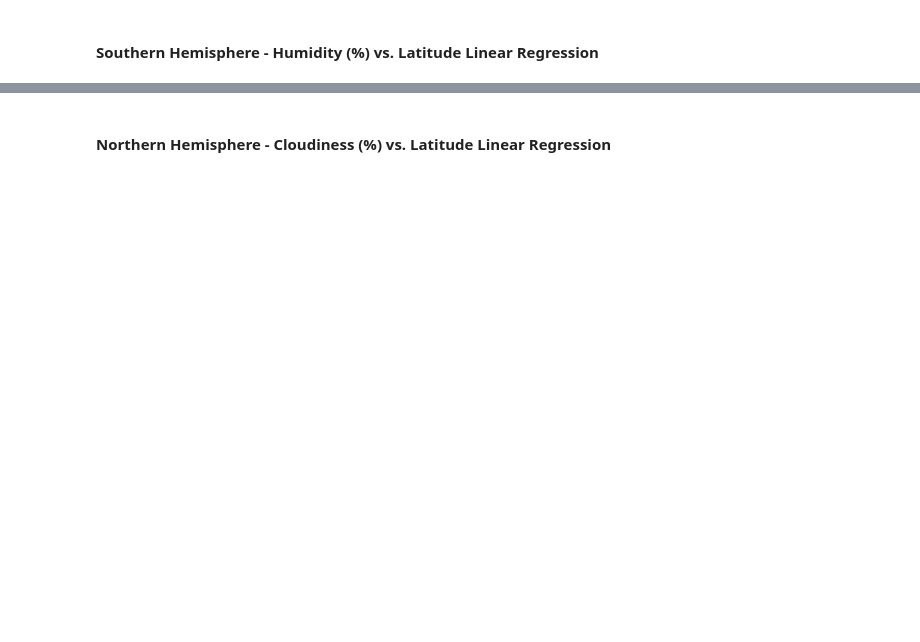
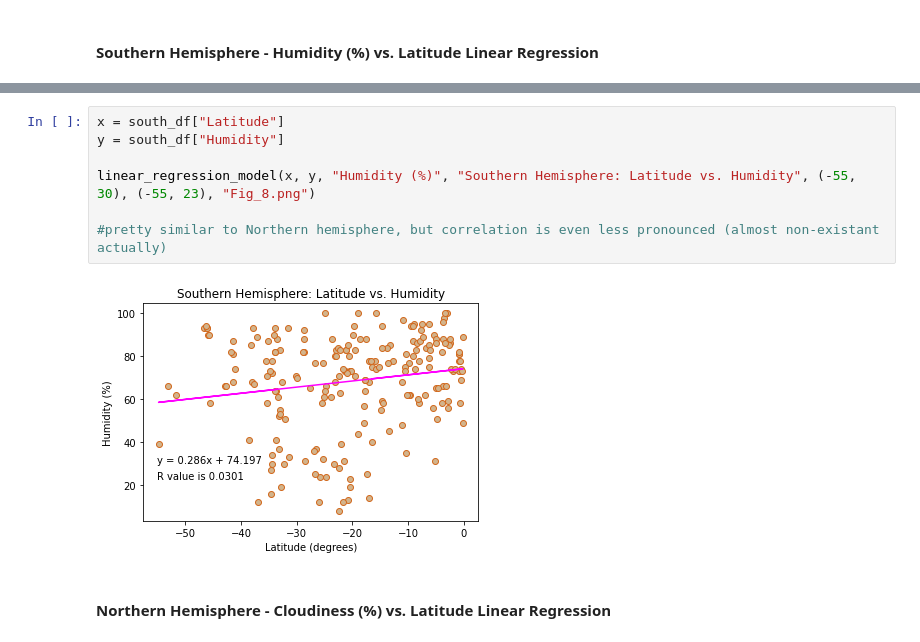
Before and after one commit to ptsaitta/python-api-challenge, a Jupyter notebook: WeatherPy.ipynb, the cells around one changed output, grey strips where cells are left out. Saved outputs shown, nothing was run; the diff lists cells and outputs as text; blank space fills up the shorter version.

```diff
--- a/WeatherPy.ipynb
+++ b/WeatherPy.ipynb
@@ -397,2 +411,11 @@ The r-value is: 0.014985174297345524
+# %%
+x = south_df["Latitude"]
+y = south_df["Humidity"]
+
+linear_regression_model(x, y, "Humidity (%)", "Southern Hemisphere: Latitude vs. Humidity", (-55, 30), (-55, 23), "Fig_8.png")
+
+#pretty similar to Northern hemisphere, but correlation is even less pronounced (almost non-existant actually)
+# %% [output]
+[figure, added]
 # %% [markdown]
 ####  Northern Hemisphere - Cloudiness (%) vs. Latitude Linear Regression
```
Also changed, not shown: parts of 15 cells of this notebook, 8 other files.
